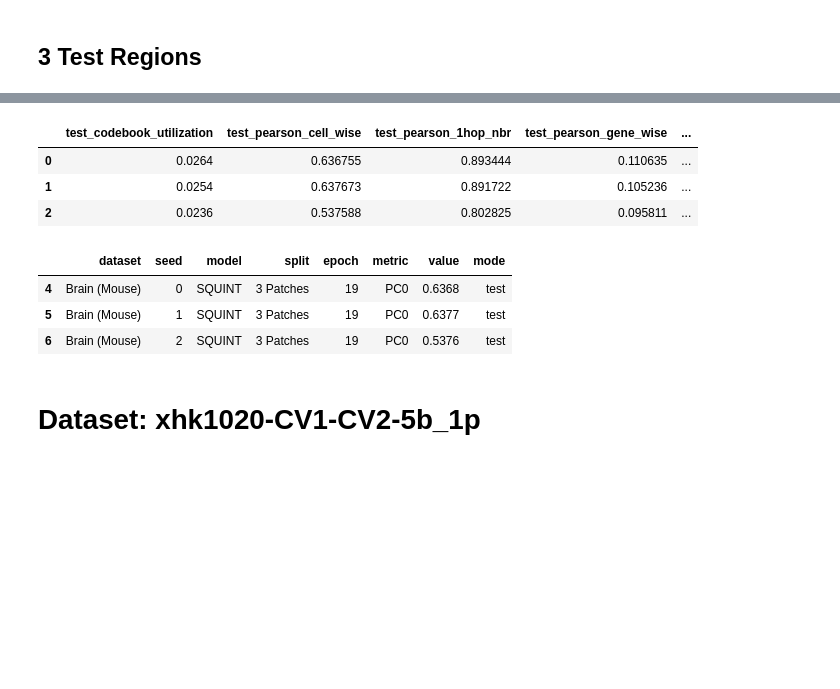
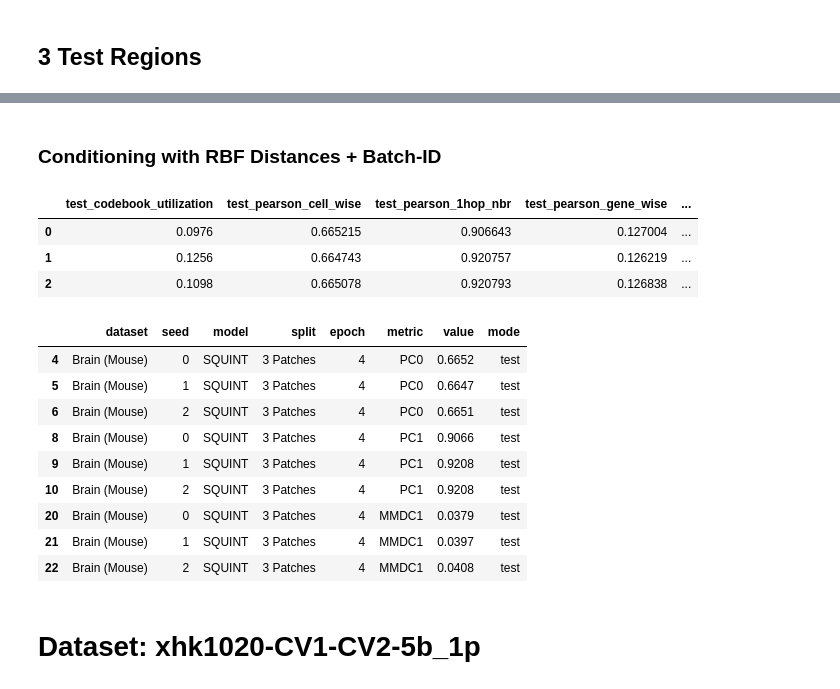
Before and after one commit to Lotfollahi-lab/squint-reproducibility, a Jupyter notebook: analysis/tasks/2D-imputation/imputation_metrics_table.ipynb, the cells around one changed output, grey strips where cells are left out. Saved outputs shown, nothing was run; the diff lists cells and outputs as text; code cells hidden in the pictures; blank space fills up the shorter version.

Commit message:
updated results and configs imputation results table

```diff
--- a/analysis/tasks/2D-imputation/imputation_metrics_table.ipynb
+++ b/analysis/tasks/2D-imputation/imputation_metrics_table.ipynb
@@ -61,7 +61,8 @@ def collect_wandb_run_dirs(
 # %%
 def build_sweep_test_results_df(
         wandb_run_dirs,
-        split: Literal['1-test-patch', '3-test-patch']='1-test-patch'
+        split: Literal['1-test-patch', '3-test-patch']='1-test-patch',
+        conditioning=True
     ):
     wandb_run_dir_dfs = []
     for wandb_run_dir in wandb_run_dirs:
@@ -77,7 +78,10 @@ def build_sweep_test_results_df(
 
         test_results_df['dataset'] = cfg['dataset']['dataset_name']
         test_results_df['seed'] = cfg['experiment']['seed']
-        test_results_df['model'] = cfg['model']['model_name']
+        if conditioning:
+            test_results_df['model'] = cfg['model']['model_name']
+        else:
+            test_results_df['model'] = f"{cfg['model']['model_name']} w/o C"
         test_results_df['split'] = split
 
         wandb_run_dir_dfs.append(test_results_df)
@@ -123,6 +127,7 @@ def build_clean_sweep_results_df(
     # --- Step 4: pretty names for model ---
     model_rename = {
         "VQNiche": "SQUINT",
+        "VQNiche w/o C": "SQUINT w/o C",
         "WFM": "WFM",
     }
     df_long["model"] = df_long["model"].map(model_rename)
@@ -164,7 +199,11 @@ metrics = [
 # %%
-sweep_dir = Path("/lustre/scratch126/cellgen/lotfollahi/am84/VQNiche/logs/xhs1000-39b_1p/sweep/VQNiche/batch=[2, 11, 12]/spatial_n_neighs_8/seed/20250917-210622")
+sweep_dir = Path("/lustre/scratch126/cellgen/lotfollahi/am84/VQNiche/logs/xhs1000-39b_1p/sweep/VQNiche/batch=[2, 11, 12]/spatial_n_neighs_8/seed/20250918-121510")
 wandb_run_dirs = collect_wandb_run_dirs(sweep_dir)
-sweep_results = build_sweep_test_results_df(wandb_run_dirs, split='3-test-patch')
+sweep_results = build_sweep_test_results_df(
+    wandb_run_dirs,
+    split='3-test-patch',
+    conditioning=True,
+)
 display(sweep_results.head(3))
 
 df_long = build_clean_sweep_results_df(
@@ -189,0 +231,17 @@ df_datasets.append(df_long)
+# %%
+sweep_dir = Path("/lustre/scratch126/cellgen/lotfollahi/am84/VQNiche/logs/mmb0-4b_1p/sweep/VQNiche/batch=[0, 1, 2, 3]/spatial_n_neighs_8/seed/20250918-120551")
+wandb_run_dirs = collect_wandb_run_dirs(sweep_dir)
+sweep_results = build_sweep_test_results_df(
+    wandb_run_dirs,
+    split='3-test-patch',
+    conditioning=False,
+)
+display(sweep_results.head(3))
+
+df_long = build_clean_sweep_results_df(
+                sweep_results,
+                metrics,
+            )
+display(df_long)
+
+df_datasets.append(df_long)
@@ -190,25 +263,37 @@ df_datasets.append(df_long)
+# %% [markdown]
+### Conditioning with RBF Distances + Batch-ID
 # %%
-sweep_dir = Path("/lustre/scratch126/cellgen/lotfollahi/am84/VQNiche/logs/mmb0-4b_1p/sweep/VQNiche/batch=[0, 1, 2, 3]/spatial_n_neighs_8/seed/20250917-210552")
+sweep_dir = Path("/lustre/scratch126/cellgen/lotfollahi/am84/VQNiche/logs/mmb0-4b_1p/sweep/VQNiche/batch=[0, 1, 2, 3]/spatial_n_neighs_8/seed/20250918-120525")
 wandb_run_dirs = collect_wandb_run_dirs(sweep_dir)
-sweep_results = build_sweep_test_results_df(wandb_run_dirs, split='3-test-patch')
+sweep_results = build_sweep_test_results_df(
+    wandb_run_dirs,
+    split='3-test-patch',
+    conditioning=True,
+)
 display(sweep_results.head(3))
 
 df_long = build_clean_sweep_results_df(
                 sweep_results,
                 metrics,
             )
-display(df_long.head(3))
+display(df_long)
 
 df_datasets.append(df_long)
 # %% [output]
 |  | test_codebook_utilization | test_pearson_cell_wise | test_pearson_1hop_nbr | test_pearson_gene_wise | ... |
-| 0 | 0.0264 | 0.636755 | 0.893444 | 0.110635 | ... |
-| 1 | 0.0254 | 0.637673 | 0.891722 | 0.105236 | ... |
-| 2 | 0.0236 | 0.537588 | 0.802825 | 0.095811 | ... |
+| 0 | 0.0976 | 0.665215 | 0.906643 | 0.127004 | ... |
+| 1 | 0.1256 | 0.664743 | 0.920757 | 0.126219 | ... |
+| 2 | 0.1098 | 0.665078 | 0.920793 | 0.126838 | ... |
 |  | dataset | seed | model | split | epoch | metric | value | mode |
-| 4 | Brain (Mouse) | 0 | SQUINT | 3 Patches | 19 | PC0 | 0.6368 | test |
-| 5 | Brain (Mouse) | 1 | SQUINT | 3 Patches | 19 | PC0 | 0.6377 | test |
-| 6 | Brain (Mouse) | 2 | SQUINT | 3 Patches | 19 | PC0 | 0.5376 | test |
+| 4 | Brain (Mouse) | 0 | SQUINT | 3 Patches | 4 | PC0 | 0.6652 | test |
+| 5 | Brain (Mouse) | 1 | SQUINT | 3 Patches | 4 | PC0 | 0.6647 | test |
+| 6 | Brain (Mouse) | 2 | SQUINT | 3 Patches | 4 | PC0 | 0.6651 | test |
+| 8 | Brain (Mouse) | 0 | SQUINT | 3 Patches | 4 | PC1 | 0.9066 | test |
+| 9 | Brain (Mouse) | 1 | SQUINT | 3 Patches | 4 | PC1 | 0.9208 | test |
+| 10 | Brain (Mouse) | 2 | SQUINT | 3 Patches | 4 | PC1 | 0.9208 | test |
+| 20 | Brain (Mouse) | 0 | SQUINT | 3 Patches | 4 | MMDC1 | 0.0379 | test |
+| 21 | Brain (Mouse) | 1 | SQUINT | 3 Patches | 4 | MMDC1 | 0.0397 | test |
+| 22 | Brain (Mouse) | 2 | SQUINT | 3 Patches | 4 | MMDC1 | 0.0408 | test |
 # %% [markdown]
 # Dataset: xhk1020-CV1-CV2-5b_1p
 # %% [markdown]
```
Also changed, not shown: parts of 14 cells of this notebook, 13 other files.
